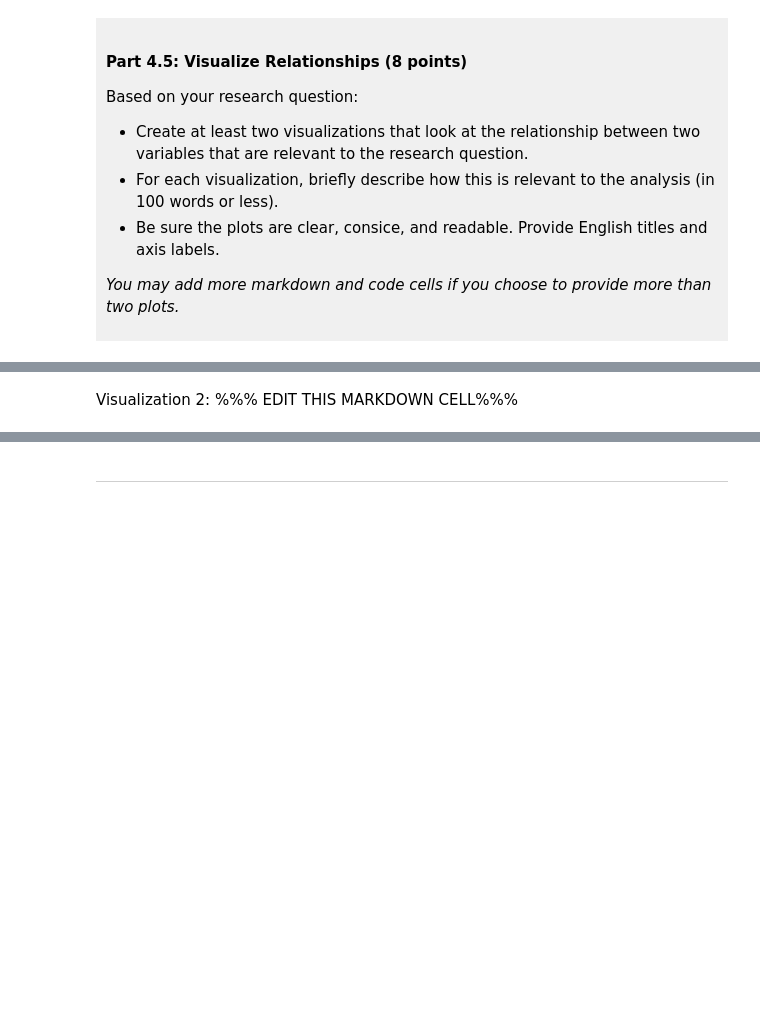
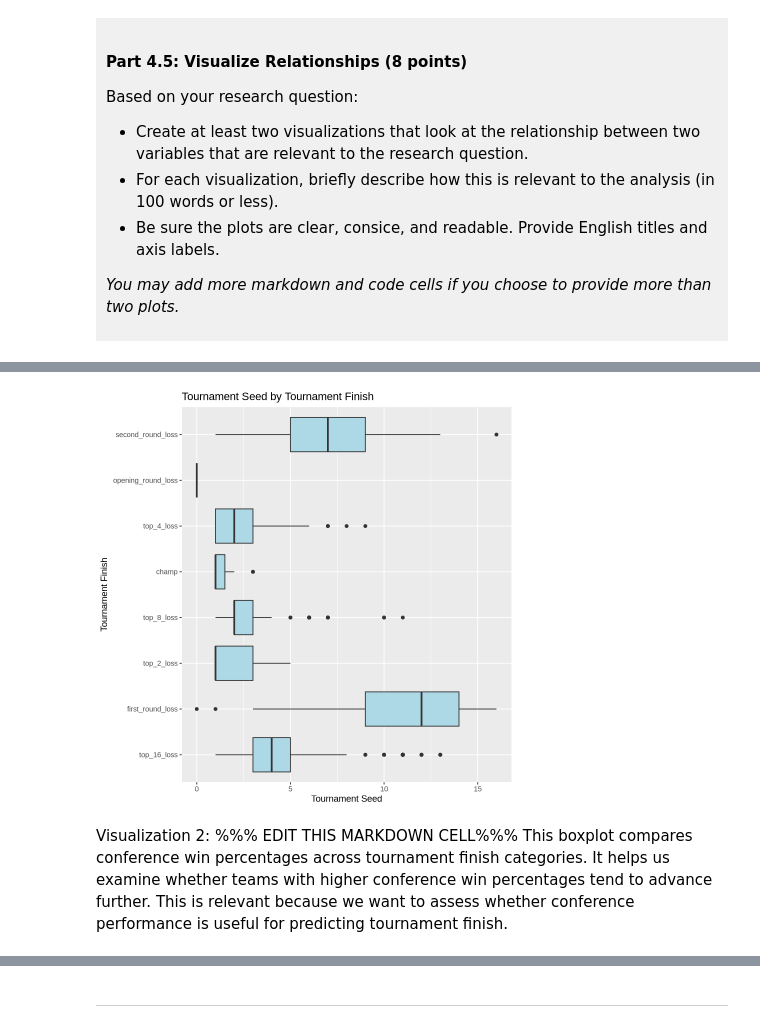
Before and after one commit to James-Ygh/dsci-100-project-Guohui-Yue, a Jupyter notebook: dsci-100-project-notebook.ipynb, the cells around one changed output, grey strips where cells are left out. Drawn from its saved outputs; the diff is of its cells as text; code cells hidden in the pictures; blank space fills up the shorter version.

```diff
--- a/dsci-100-project-notebook.ipynb
+++ b/dsci-100-project-notebook.ipynb
@@ -351,6 +433,17 @@ Visualization 1: %%% EDIT THIS MARKDOWN CELL%%%
 # %%
 ### EDIT THIS CODE CELL FOR VISUALIZATION 1###
+ggplot(basketball_tidy, aes(x = tourney_finish, y = seed)) +
+  geom_boxplot(fill = "lightblue") +
+  coord_flip() +
+  labs(
+    title = "Tournament Seed by Tournament Finish",
+    x = "Tournament Finish",
+    y = "Tournament Seed"
+  )
+# %% [output]
+[figure, added]
 # %% [markdown]
 Visualization 2: %%% EDIT THIS MARKDOWN CELL%%%
+This boxplot compares conference win percentages across tournament finish categories. It helps us examine whether teams with higher conference win percentages tend to advance further. This is relevant because we want to assess whether conference performance is useful for predicting tournament finish.
 # %%
 ### EDIT THIS CODE CELL FOR VISUALIZATION 2###
```
Also changed, not shown: parts of 10 cells of this notebook.
